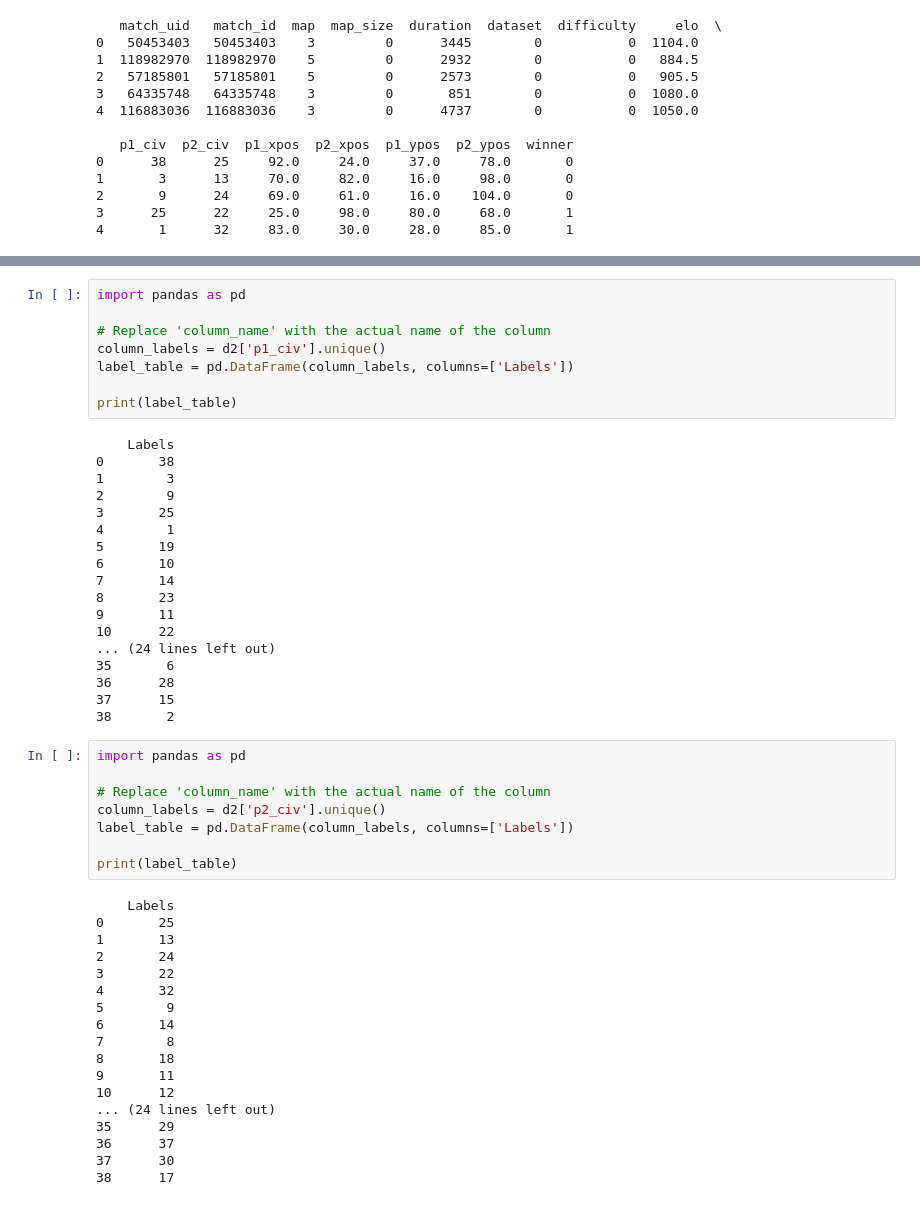
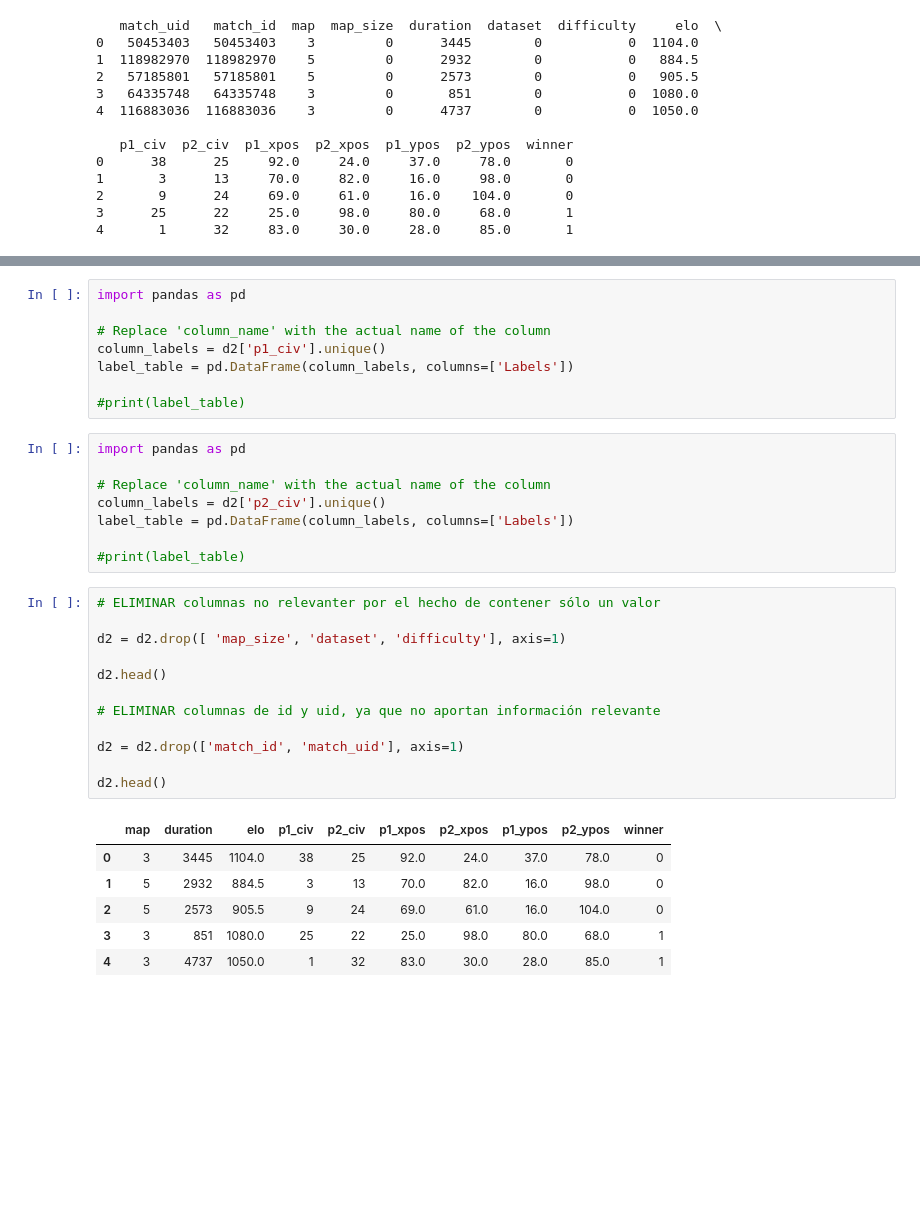
Before and after one commit to DiegoPerdomo0805/proyecto_aoe2, a Jupyter notebook: exploration.ipynb, the cells around one changed output, grey strips where cells are left out. Drawn from its saved outputs; the diff is of its cells as text; blank space fills up the shorter version.

```diff
--- a/exploration.ipynb
+++ b/exploration.ipynb
@@ -292,25 +296,7 @@ import pandas as pd
 column_labels = d2['p1_civ'].unique()
 label_table = pd.DataFrame(column_labels, columns=['Labels'])
 
-print(label_table)
+#print(label_table)
-# %% [output]
-    Labels
-0       38
-1        3
-2        9
-3       25
-4        1
-5       19
-6       10
-7       14
-8       23
-9       11
-10      22
-... (24 lines left out)
-35       6
-36      28
-37      15
-38       2
 # %%
 import pandas as pd
 
@@ -318,22 +304,23 @@ import pandas as pd
 column_labels = d2['p2_civ'].unique()
 label_table = pd.DataFrame(column_labels, columns=['Labels'])
 
-print(label_table)
+#print(label_table)
-# %% [output]
-    Labels
-0       25
-1       13
-2       24
-3       22
-4       32
-5        9
-6       14
-7        8
-8       18
-9       11
-10      12
-... (24 lines left out)
-35      29
-36      37
-37      30
-38      17
+# %%
+# ELIMINAR columnas no relevanter por el hecho de contener sólo un valor
+
+d2 = d2.drop([ 'map_size', 'dataset', 'difficulty'], axis=1)
+
+d2.head()
+
+# ELIMINAR columnas de id y uid, ya que no aportan información relevante
+
+d2 = d2.drop(['match_id', 'match_uid'], axis=1)
+
+d2.head()
+# %% [output]
+|  | map | duration | elo | p1_civ | p2_civ | p1_xpos | p2_xpos | p1_ypos | p2_ypos | winner |
+| 0 | 3 | 3445 | 1104.0 | 38 | 25 | 92.0 | 24.0 | 37.0 | 78.0 | 0 |
+| 1 | 5 | 2932 | 884.5 | 3 | 13 | 70.0 | 82.0 | 16.0 | 98.0 | 0 |
+| 2 | 5 | 2573 | 905.5 | 9 | 24 | 69.0 | 61.0 | 16.0 | 104.0 | 0 |
+| 3 | 3 | 851 | 1080.0 | 25 | 22 | 25.0 | 98.0 | 80.0 | 68.0 | 1 |
+| 4 | 3 | 4737 | 1050.0 | 1 | 32 | 83.0 | 30.0 | 28.0 | 85.0 | 1 |
```
Also changed, not shown: parts of 11 cells of this notebook, 1 other file.
